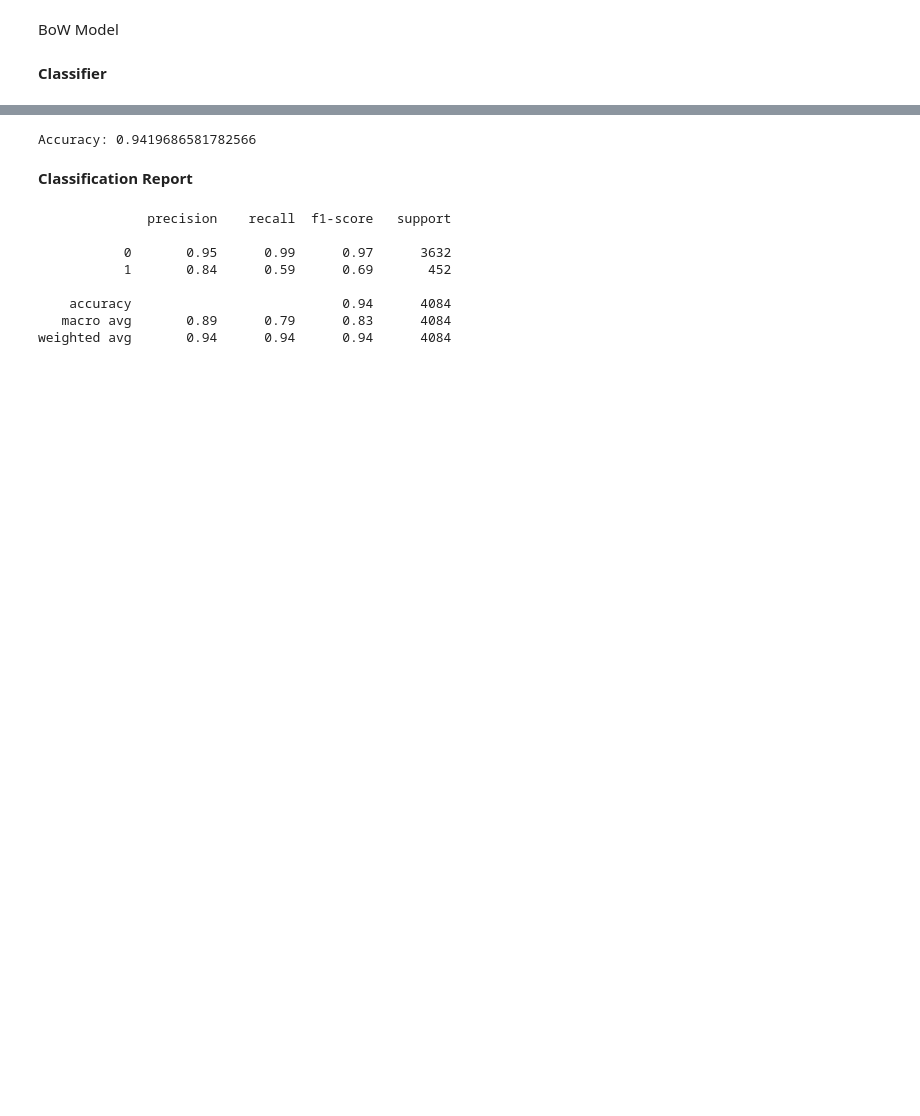
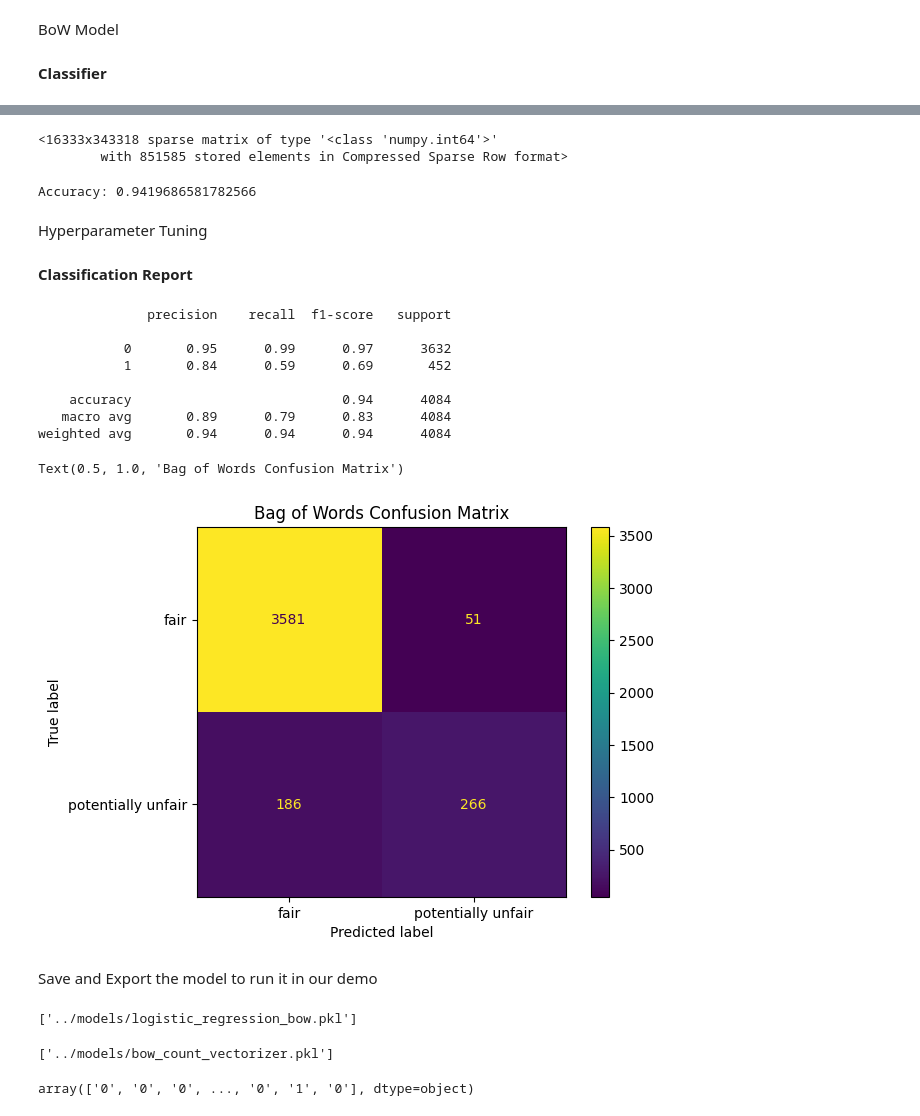
Before and after one commit to tulane-cmps6730/project-legal, a Jupyter notebook: notebooks/BoWExperiments(2).ipynb, the cells around one changed output, grey strips where cells are left out. Cells and saved outputs as stored; diff of their text form; code cells hidden in the pictures; blank space fills up the shorter version.

Commit message:
demo-model

```diff
--- a/notebooks/BoWExperiments(2).ipynb
+++ b/notebooks/BoWExperiments(2).ipynb
@@ -73,7 +27,7 @@ device = torch.device("cuda" if torch.cuda.is_available() else "cpu")
 # Read in training data
 This dataset contains 100 annotated terms of service contracts, each row represents a sentence, which carries on it a label. The label corresponds to a different type of potential unfairness, as defined by the authors of CLAUDETTE, the previous paper from which this dataset came from.
 # %%
-df = pd.read_csv('project-legal/data/dataset.csv')
+df = pd.read_csv('../data/dataset.csv')
 df.head()
 # %% [output]
 |  | Unnamed: 0 | A | CH | CR | J | LAW | LTD | PINC | TER | USE | document | ... |
@@ -89,5 +38,0 @@ Before we were trying binary classification, which wasn't producing great result
-# %%
-df['labels'] = df.apply(lambda row: (1 if row['A'] == 1 else 2 if row['CH'] == 1 else 3 if row['CR'] == 1 else 4 if row['J'] == 1 else 5 if row['LAW'] == 1 else 6 if row['LTD'] == 1 else 7 if row['PINC'] == 1 else 8 if row['TER'] == 1 else 9 if row['USE'] == 1 else 0),axis=1)
-x_multi = df['text']
-y_multi = df['labels']
-df['labels'].value_counts(normalize=True)
@@ -425,3 +132,8 @@ X_test = vectorizer.transform(texts_test_joined)
+# %%
+X_train
+# %% [output]
+<16333x343318 sparse matrix of type '<class 'numpy.int64'>'
+        with 851585 stored elements in Compressed Sparse Row format>
 # %%
 from sklearn.linear_model import LogisticRegression
 from sklearn.metrics import accuracy_score
@@ -438,3 +150,5 @@ accuracy = accuracy_score(labels_test, labels_pred)
 print(f'Accuracy: {accuracy}')
 # %% [output]
 Accuracy: 0.9419686581782566
+# %% [markdown]
+Hyperparameter Tuning
@@ -441,16 +166,38 @@ Accuracy: 0.9419686581782566
 # %% [markdown]
 **Classification Report**
 # %%
-from sklearn.metrics import classification_report
+from sklearn.metrics import classification_report,confusion_matrix,ConfusionMatrixDisplay
 
 # performance analysis
 print(classification_report(labels_test, labels_pred))
+cm = confusion_matrix(labels_test, labels_pred)
+disp = ConfusionMatrixDisplay(confusion_matrix=cm, display_labels=["fair", "potentially unfair"])
+disp.plot()
+plt.title("Bag of Words Confusion Matrix")
 # %% [output]
               precision    recall  f1-score   support
 
            0       0.95      0.99      0.97      3632
            1       0.84      0.59      0.69       452
 
     accuracy                           0.94      4084
    macro avg       0.89      0.79      0.83      4084
 weighted avg       0.94      0.94      0.94      4084
+Text(0.5, 1.0, 'Bag of Words Confusion Matrix')
+[figure, added]
+# %% [markdown]
+Save and Export the model to run it in our demo
+# %%
+import joblib
+joblib.dump(classifier, '../models/logistic_regression_bow.pkl')
+# %% [output]
+['../models/logistic_regression_bow.pkl']
+# %%
+joblib.dump(vectorizer, '../models/bow_count_vectorizer.pkl')
+# %% [output]
+['../models/bow_count_vectorizer.pkl']
+# %%
+bow_classifier = joblib.load('../models/logistic_regression_bow.pkl')
+bow_classifier.predict(X_train)
+# %% [output]
+array(['0', '0', '0', ..., '0', '1', '0'], dtype=object)
```
Also changed, not shown: parts of 41 cells of this notebook, 5 other files.
